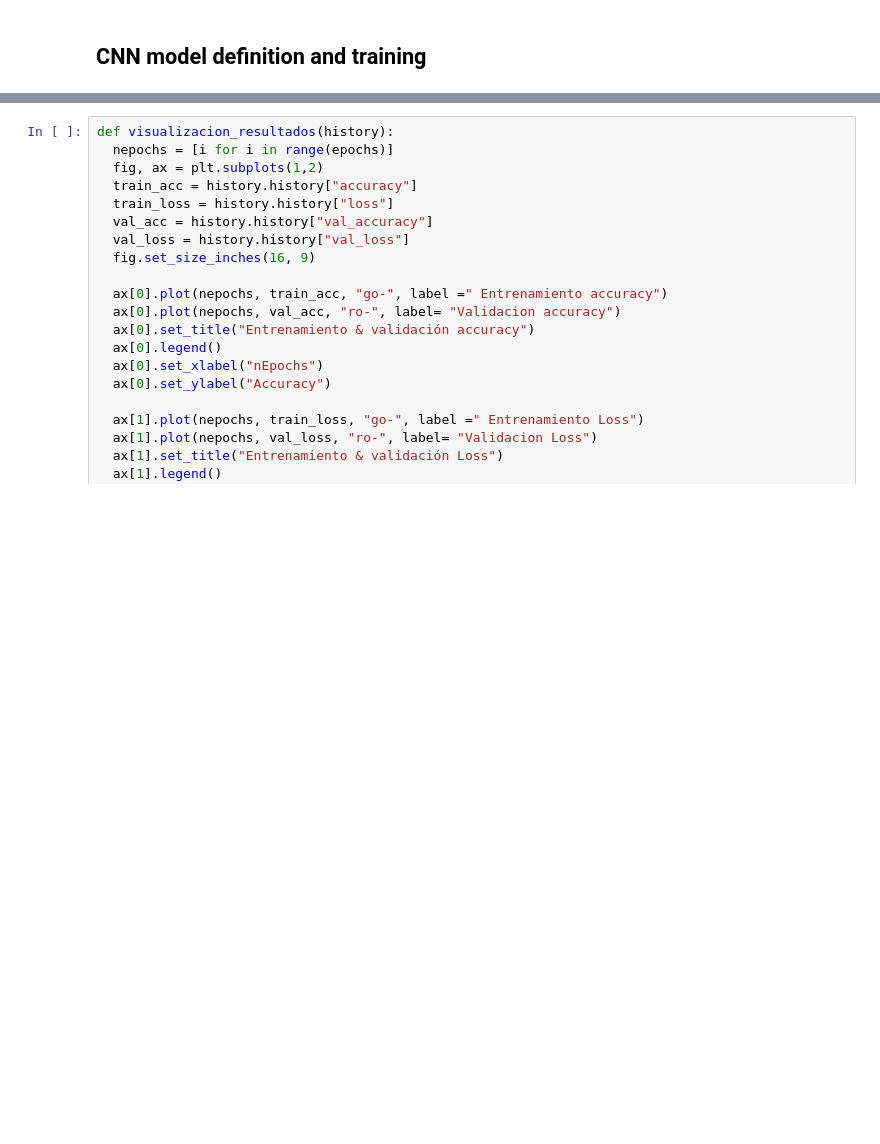
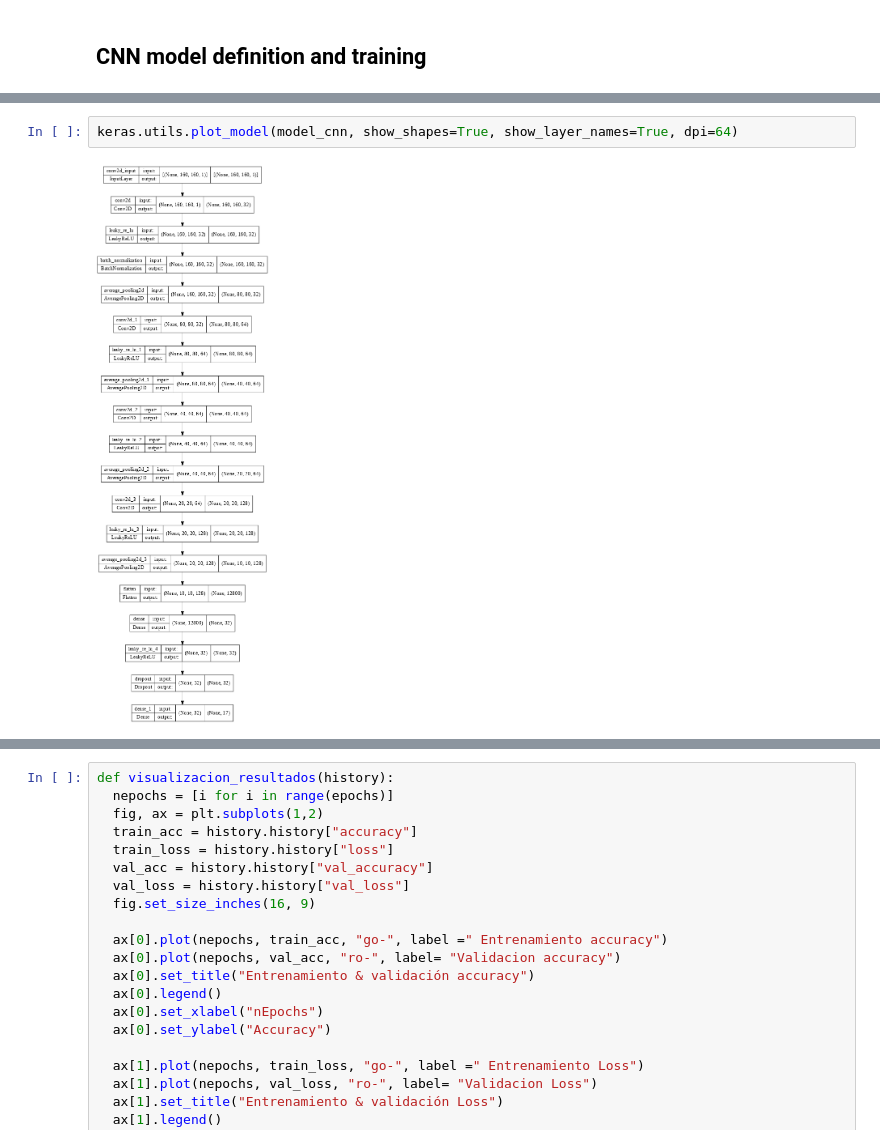
Before and after one commit to ChristianConchari/Distributed-edge-computing-for-appearance-based-gait-recognition, a Jupyter notebook: Offline-processing/cnn_classification_training.ipynb, the cells around one changed output, grey strips where cells are left out. Saved outputs shown, nothing was run; the diff lists cells and outputs as text; blank space fills up the shorter version.

```diff
--- a/Offline-processing/cnn_classification_training.ipynb
+++ b/Offline-processing/cnn_classification_training.ipynb
@@ -214 +215,5 @@ _________________________________________________________________
+# %%
+keras.utils.plot_model(model_cnn, show_shapes=True, show_layer_names=True, dpi=64)
+# %% [output]
+[figure, added]
 # %%
```
Also changed, not shown: parts of 21 cells of this notebook, 30 other files.
